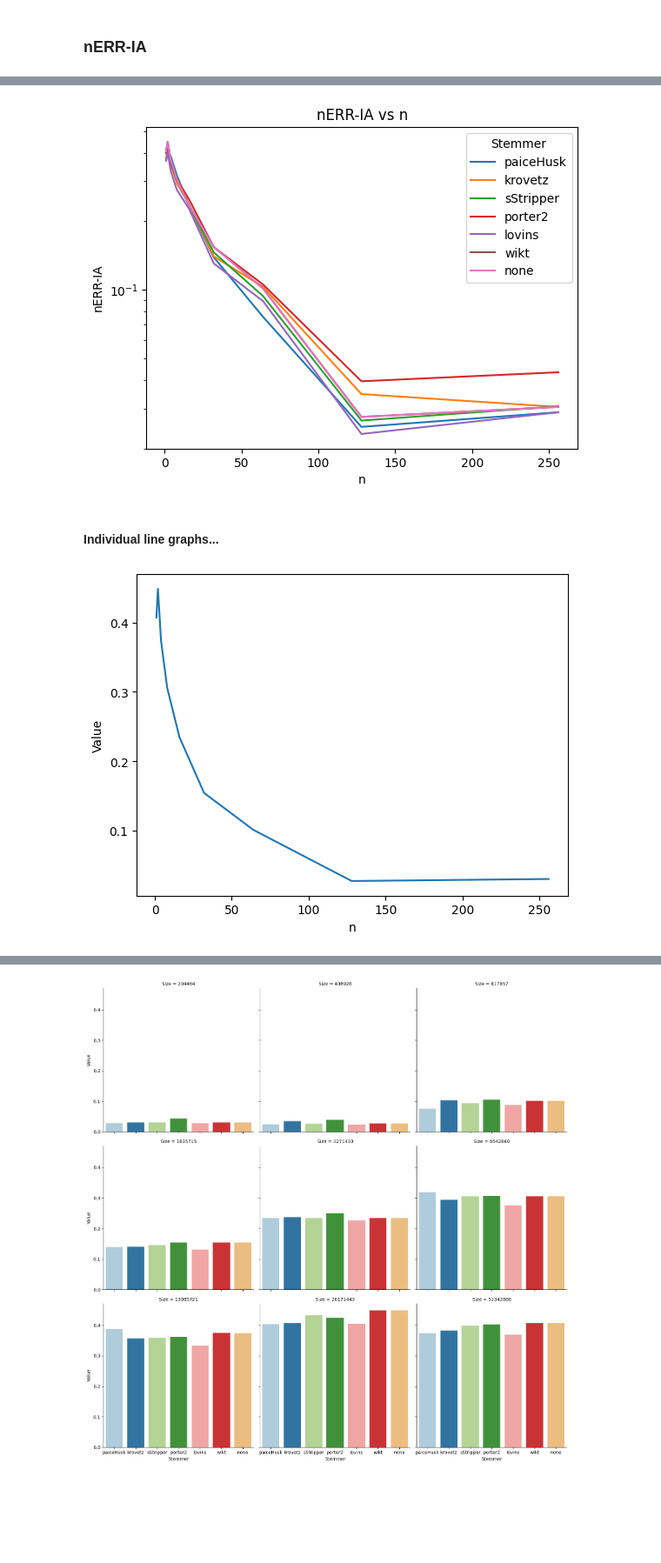
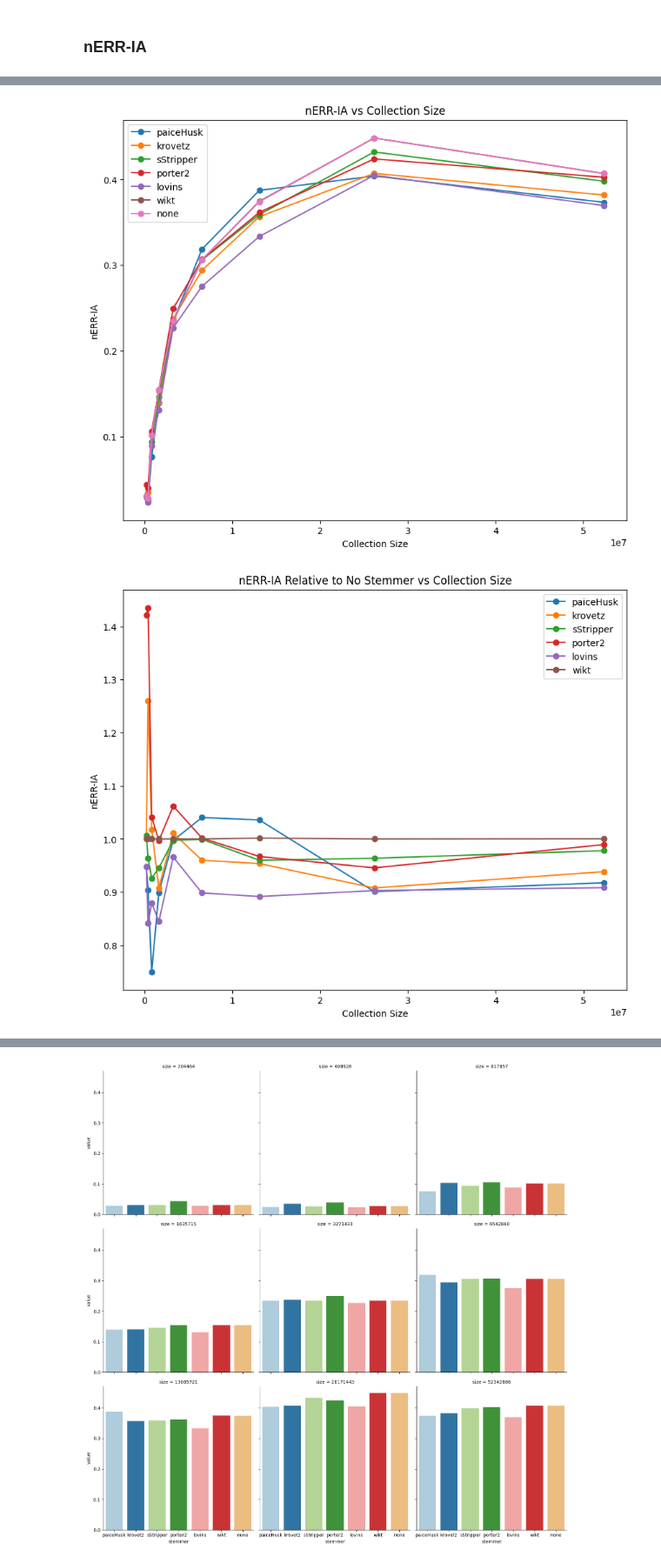
Before and after one commit to Axiomatic314/Stemming, a Jupyter notebook: clueweb.ipynb, the cells around one changed output, grey strips where cells are left out. Shown: that part at 87% size. Cells and saved outputs as stored; diff of their text form; code cells hidden in the pictures; blank space fills up the shorter version.

Commit message:
code tidied, graphs of relative performance added

```diff
--- a/clueweb.ipynb
+++ b/clueweb.ipynb
@@ -276,0 +16,18 @@ display(clueweb_2013)
+# %%
+# Initialize data dictionary with column names and empty lists
+data = {"n" : [], "size" : [], "stemmer" : [], "nERR-IA" : [], "nDCG" : []}
+for collection_n, collection_size in zip(collection_n_values, collection_sizes):
+    # Load data from each text file - directory structure based on the value of collection_size
+    nERR = np.loadtxt(path.join(data_dir_2013,f"n-{collection_n}/nERR-{collection_n}"))
+    nDCG = np.loadtxt(path.join(data_dir_2013, f"n-{collection_n}/nDCG-{collection_n}"))
+
+    # Extend the data lists with the loaded data and labels
+    data["n"].extend([collection_n for _ in labels])
+    data["size"].extend([collection_size for _ in labels])
+    data["stemmer"].extend(labels)
+    data["nERR-IA"].extend(nERR)
+    data["nDCG"].extend(nDCG)
+
+clueweb_2013 = pd.DataFrame(data=data)
+clueweb_2013 = clueweb_2013.melt(id_vars=["n", "size", "stemmer"]).rename({"variable": "measure"}, axis="columns")
+display(clueweb_2013)
@@ -297,17 +52,30 @@ plt.show()
-# %%
-sns.lineplot(x="n", y="value", hue="stemmer", data=nERR) #palette=sns.color_palette("Paired")[:len(labels)]
-plt.yscale("log")
-plt.title("nERR-IA vs n")
-plt.xlabel("n")
-plt.ylabel("nERR-IA")
-plt.show()
-# %% [output]
-[figure, removed]
-# %% [markdown]
-#### Individual line graphs...
-# %%
-none = nERR[nERR["Stemmer"]=="none"]
-sns.lineplot(x="n", y="Value", data=none) #palette=sns.color_palette("Paired")[:len(labels)]
-plt.show()
-# %% [output]
-[figure, removed]
+# %%
+plt.figure(figsize=(10,8))
+for stemmer in labels:
+    target_data = nERR[nERR["stemmer"] == stemmer]
+    plt.plot(target_data["size"], target_data["value"], "o-", label=stemmer)
+
+plt.title("nERR-IA vs Collection Size")
+plt.xlabel("Collection Size")
+plt.ylabel("nERR-IA")
+plt.legend()
+plt.show()
+
+# ----------------------------------------------------------------------
+
+plt.figure(figsize=(10,8))
+none_values = np.array(nERR[nERR["stemmer"] == stemmer]["value"])
+for stemmer in labels:
+    if stemmer == "none": continue
+    target_data = nERR[nERR["stemmer"] == stemmer]
+    target_values = np.array(target_data["value"])/none_values
+    plt.plot(target_data["size"], target_values, "o-", label=stemmer)
+
+plt.title("nERR-IA Relative to No Stemmer vs Collection Size")
+plt.xlabel("Collection Size")
+plt.ylabel("nERR-IA")
+plt.legend()
+plt.show()
+# %% [output]
+[figure, added]
+[figure, added]
```
Also changed, not shown: parts of 30 cells of this notebook.
